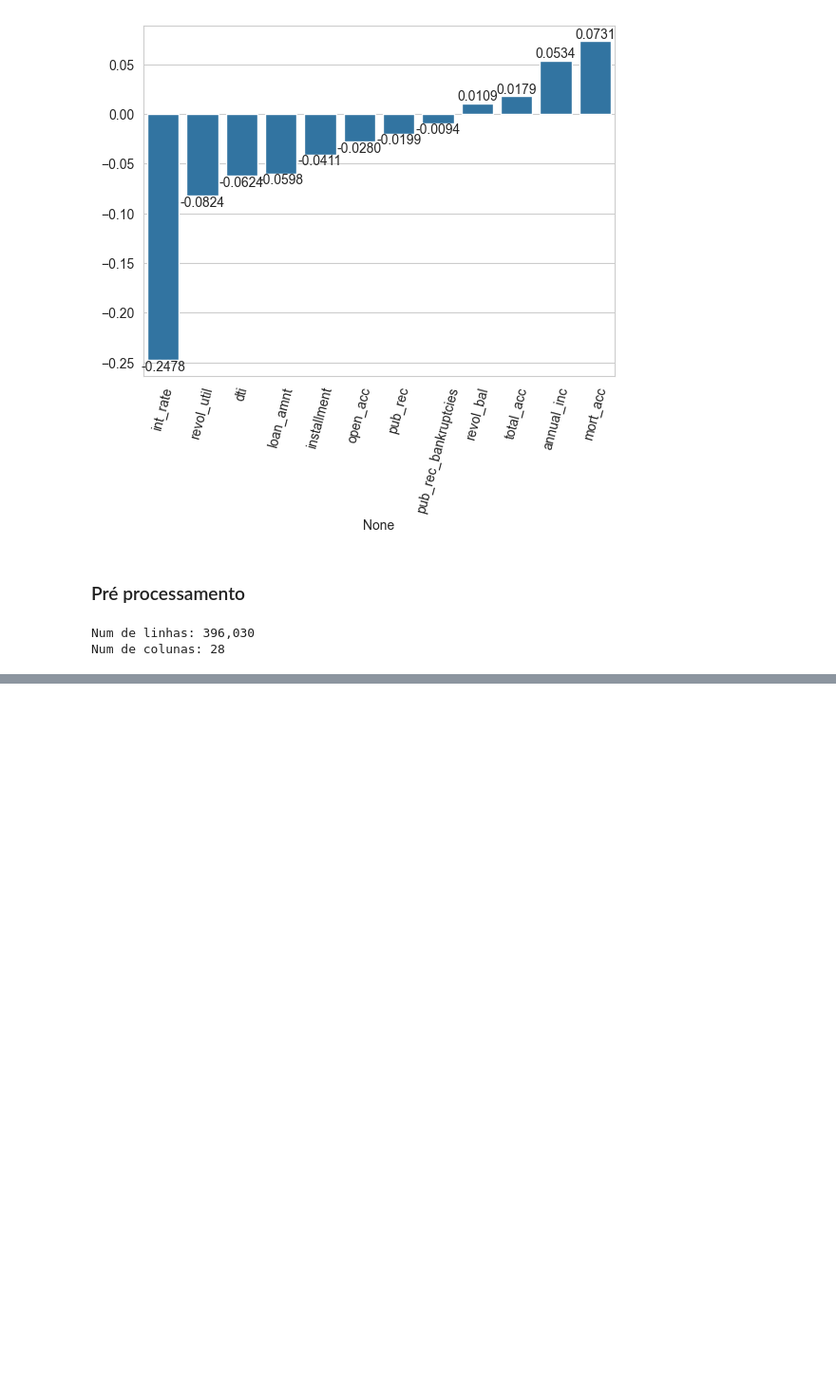
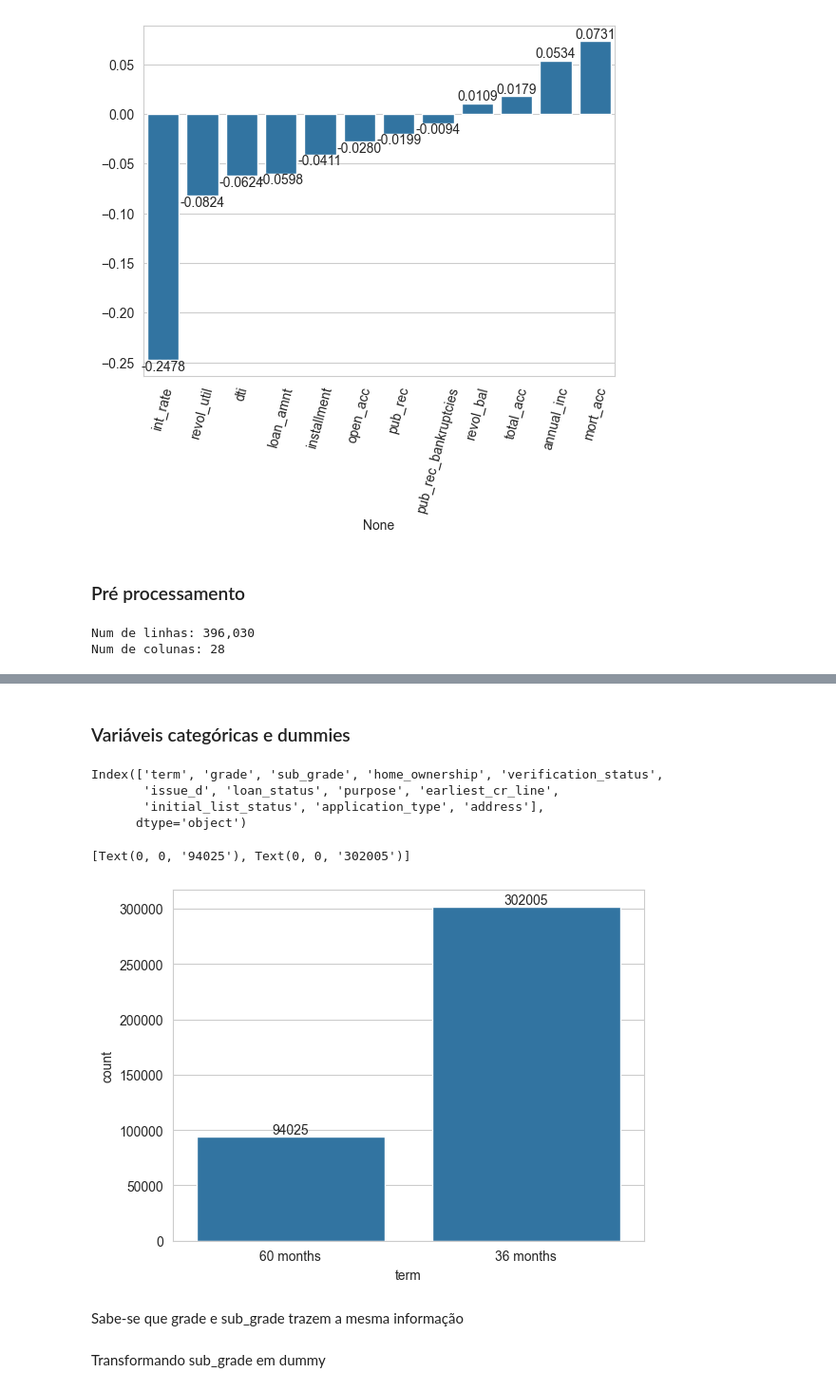
Before and after one commit to fernandohitmas/Python-for-Machine-Learning-Jose-Portilla-, a Jupyter notebook: TensorFlow e Keras/TF_keras_exercicio.ipynb, the cells around one changed output, grey strips where cells are left out. Shown at 95% size. Cells and saved outputs as stored; diff of their text form; code cells hidden in the pictures; blank space fills up the shorter version.

```diff
--- a/TensorFlow e Keras/TF_keras_exercicio.ipynb
+++ b/TensorFlow e Keras/TF_keras_exercicio.ipynb
@@ -252,0 +513,7 @@ dtype: float64
+# %%
+def fill_na_total_acc(x, total_acc_dict):
+    if pd.isna(x[1]):
+        return total_acc_dict[x[0]]
+    return x[1]
+# %%
+df['mort_acc'] = df[['total_acc','mort_acc']].apply(fill_na_total_acc, axis=1, args=([total_acc_dict]))
@@ -252,0 +542,2 @@ dtype: float64
+# %%
+df = df.drop(['revol_util', 'pub_rec_bankruptcies'], axis=1)
@@ -252,0 +564,17 @@ dtype: float64
+# %% [markdown]
+### Variáveis categóricas e dummies
+# %%
+df.select_dtypes('object').columns
+# %% [output]
+Index(['term', 'grade', 'sub_grade', 'home_ownership', 'verification_status',
+       'issue_d', 'loan_status', 'purpose', 'earliest_cr_line',
+       'initial_list_status', 'application_type', 'address'],
+      dtype='object')
+# %%
+df['term'] = df['term'].apply(lambda x: x.strip())
+# %%
+p = sns.countplot(df, x='term')
+p.bar_label(p.containers[0])
+# %% [output]
+[Text(0, 0, '94025'), Text(0, 0, '302005')]
+[figure, added]
@@ -252,0 +589,2 @@ dtype: float64
+# %% [markdown]
+Sabe-se que grade e sub_grade trazem a mesma informação
@@ -252,0 +593,2 @@ dtype: float64
+# %% [markdown]
+Transformando sub_grade em dummy
```
Also changed, not shown: parts of 106 cells of this notebook.
